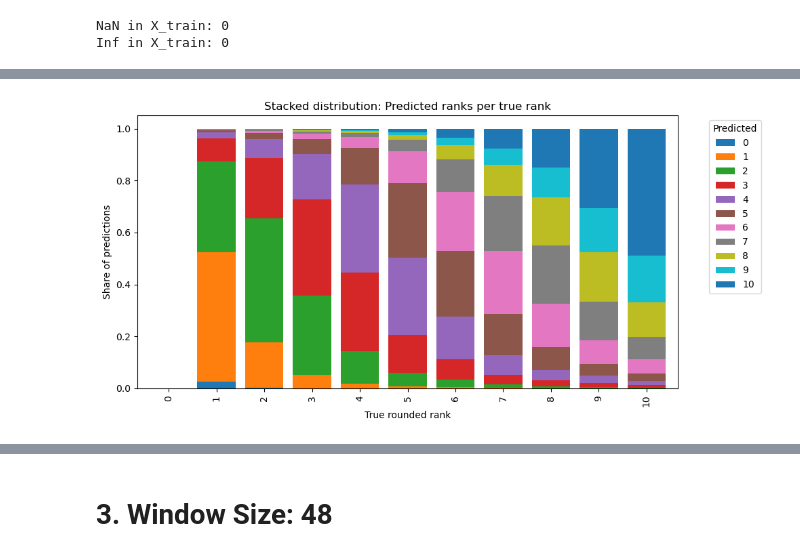
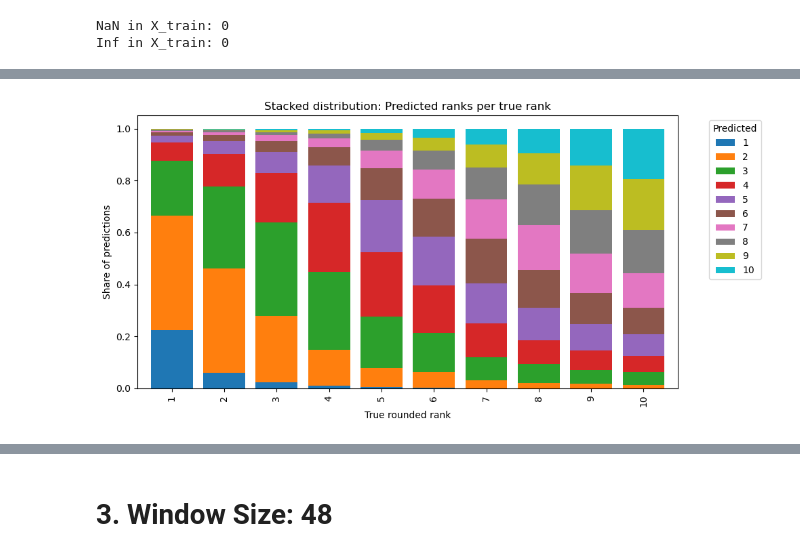
Before and after one commit to qstaudinger/gasoline-prediction, a Jupyter notebook: 03_Analysis_Uni.ipynb, the cells around one changed output, grey strips where cells are left out. Drawn from its saved outputs; the diff is of its cells as text; code cells hidden in the pictures.

```diff
--- a/03_Analysis_Uni.ipynb
+++ b/03_Analysis_Uni.ipynb
@@ -585,38 +509,37 @@ plt.show()
 # %%
 # Bonus Graph
 
 # 1) Round and clamp values to [0, 10]
 true_rounded = np.round(y_test.flatten()).astype(int)
 pred_rounded = np.round(y_pred.flatten()).astype(int)
-pred_clamped = np.clip(pred_rounded, 0, 10)
 
 # 2) Create DataFrame with cleaned labels
 df = pd.DataFrame({
     "true": true_rounded,
-    "pred": pred_clamped
+    "pred": pred_rounded
 })
 
-# 3) Cross-tabulation for classes 0–10 only
+# 3) Cross-tabulation for classes 1–10 only
 ct = pd.crosstab(df["true"], df["pred"]) \
-       .reindex(index=range(11), columns=range(11), fill_value=0)
+       .reindex(index=range(1,11), columns=range(1,11), fill_value=0)
 
 # 4) Normalize by row sums (i.e., per true class)
 ct_norm = ct.div(ct.sum(axis=1), axis=0)
 
 # 5) Stacked bar chart
 ct_norm.plot(kind="bar",
              stacked=True,
              figsize=(10,5),
              width=0.8)
 plt.legend(title="Predicted", bbox_to_anchor=(1.05,1), loc="upper left")
 plt.xlabel("True rounded rank")
 plt.ylabel("Share of predictions")
 plt.title("Stacked distribution: Predicted ranks per true rank")
 plt.tight_layout()
 plt.savefig("graphs/96_uni_stacked.png")
 plt.show()
 # %% [output]
-[figure, old version]
+[figure, new version]
 # %%
 # Minimum and maximum values in y_test (true targets)
 print("Min/Max y_test:", np.nanmin(y_test), np.nanmax(y_test))
```
Also changed, not shown: parts of 32 cells of this notebook, 1 other file.
